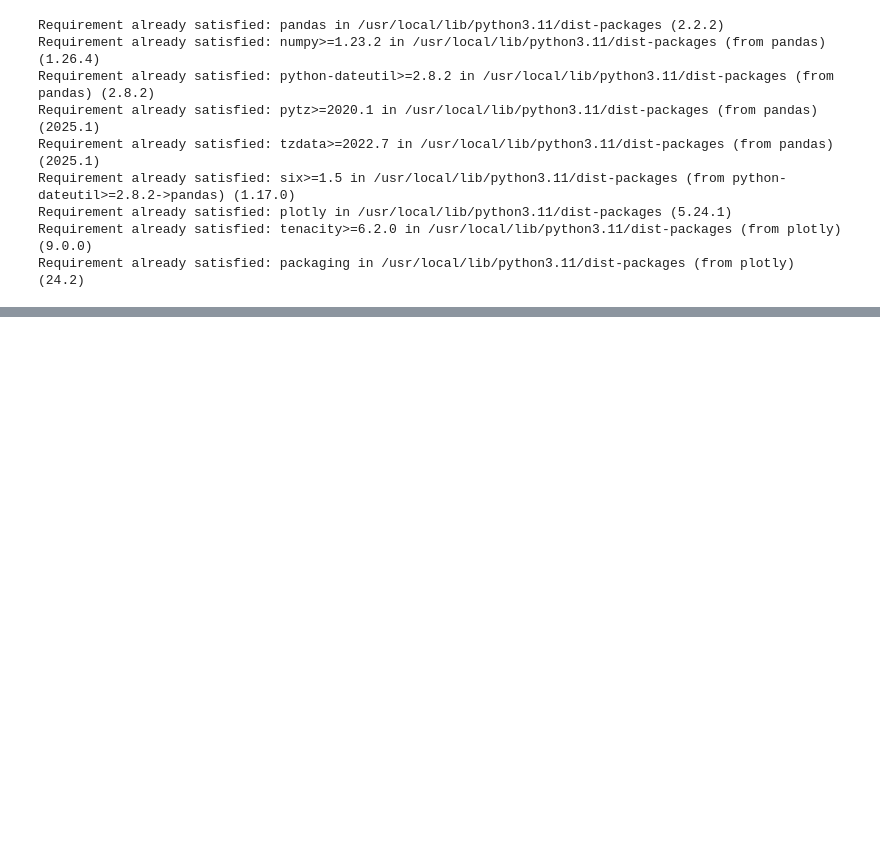
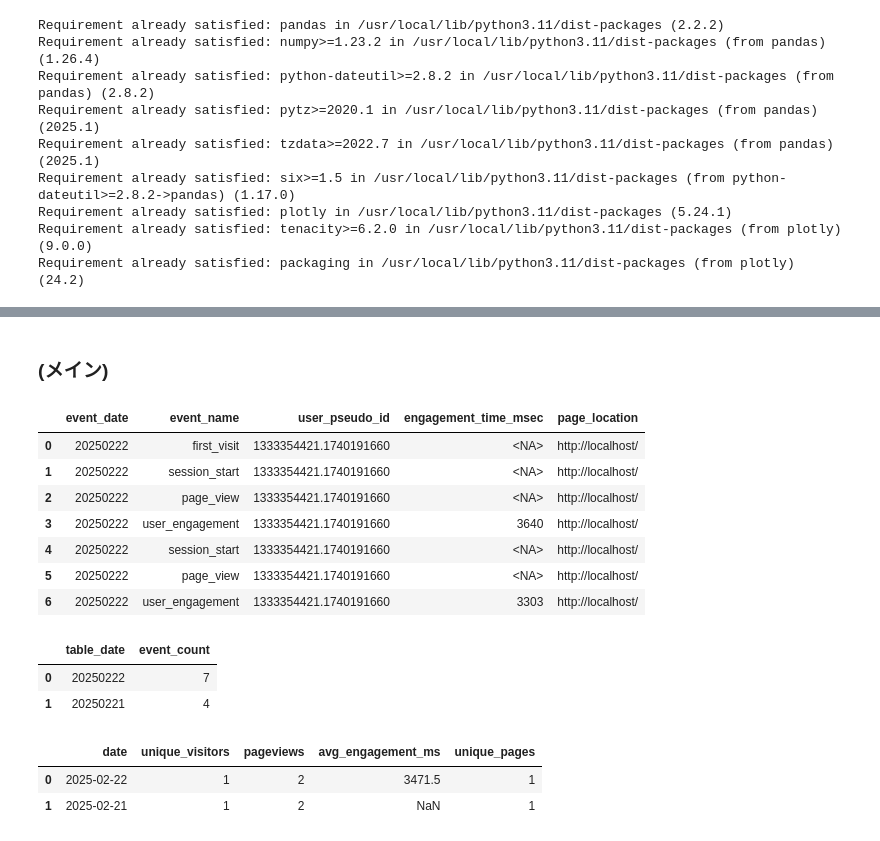
Before and after one commit to Rioto3/portfolio-kpi, a Jupyter notebook: analysis/portfolio_analytics_dashboard.ipynb, the cells around one changed output, grey strips where cells are left out. Drawn from its saved outputs; the diff is of its cells as text; code cells hidden in the pictures; blank space fills up the shorter version.

```diff
--- a/analysis/portfolio_analytics_dashboard.ipynb
+++ b/analysis/portfolio_analytics_dashboard.ipynb
@@ -109,0 +22,8 @@ plot_time_series(df_sessions, 'date', 'avg_session_duration_sec', '平均セッ
+# %%
+# BigQueryへの接続設定
+from google.colab import auth
+import pandas as pd
+auth.authenticate_user()
+
+# プロジェクトIDの設定
+project_id = 'digital-portfolio-analytics-bq'
@@ -109,0 +62,66 @@ plot_time_series(df_sessions, 'date', 'avg_session_duration_sec', '平均セッ
+# %% [markdown]
+### (メイン)
+# %%
+# 1. イベントデータのサンプル確認
+sample10_query = """
+SELECT
+  event_date,
+  event_name,
+  user_pseudo_id,
+  (SELECT value.int_value FROM UNNEST(event_params) WHERE key = 'engagement_time_msec') as engagement_time_msec,
+  (SELECT value.string_value FROM UNNEST(event_params) WHERE key = 'page_location') as page_location
+FROM `digital-portfolio-analytics-bq.analytics_479207480.events_20250222`
+LIMIT 10
+"""
+
+sample10 = pd.read_gbq(sample10_query, project_id=project_id)
+sample10
+# %% [output]
+|  | event_date | event_name | user_pseudo_id | engagement_time_msec | page_location |
+| 0 | 20250222 | first_visit | 1333354421.1740191660 | <NA> | http://localhost/ |
+| 1 | 20250222 | session_start | 1333354421.1740191660 | <NA> | http://localhost/ |
+| 2 | 20250222 | page_view | 1333354421.1740191660 | <NA> | http://localhost/ |
+| 3 | 20250222 | user_engagement | 1333354421.1740191660 | 3640 | http://localhost/ |
+| 4 | 20250222 | session_start | 1333354421.1740191660 | <NA> | http://localhost/ |
+| 5 | 20250222 | page_view | 1333354421.1740191660 | <NA> | http://localhost/ |
+| 6 | 20250222 | user_engagement | 1333354421.1740191660 | 3303 | http://localhost/ |
+# %%
+# 日付確認クエリ
+date_check_query = """
+SELECT
+  _TABLE_SUFFIX as table_date,
+  COUNT(*) as event_count
+FROM `digital-portfolio-analytics-bq.analytics_479207480.events_*`
+GROUP BY _TABLE_SUFFIX
+ORDER BY _TABLE_SUFFIX DESC
+"""
+
+date_check = pd.read_gbq(date_check_query, project_id=project_id)
+date_check
+# %% [output]
+|  | table_date | event_count |
+| 0 | 20250222 | 7 |
+| 1 | 20250221 | 4 |
+# %%
+
+kpi_analysis_query = """
+SELECT
+  PARSE_DATE('%Y%m%d', event_date) as date,
+  COUNT(DISTINCT user_pseudo_id) as unique_visitors,
+  COUNTIF(event_name = 'page_view') as pageviews,
+  AVG(IF(event_name = 'user_engagement',
+      (SELECT value.int_value FROM UNNEST(event_params) WHERE key = 'engagement_time_msec'),
+      NULL)) as avg_engagement_ms,
+  COUNT(DISTINCT (SELECT value.string_value FROM UNNEST(event_params) WHERE key = 'page_location')) as unique_pages
+FROM `digital-portfolio-analytics-bq.analytics_479207480.events_*`
+WHERE _TABLE_SUFFIX BETWEEN '20250220' AND '20250222'
+GROUP BY date
+ORDER BY date DESC
+"""
+
+kpi_results = pd.read_gbq(kpi_analysis_query, project_id=project_id)
+kpi_results
+# %% [output]
+|  | date | unique_visitors | pageviews | avg_engagement_ms | unique_pages |
+| 0 | 2025-02-22 | 1 | 2 | 3471.5 | 1 |
+| 1 | 2025-02-21 | 1 | 2 | NaN | 1 |
```
Also changed, not shown: parts of 4 cells of this notebook.
